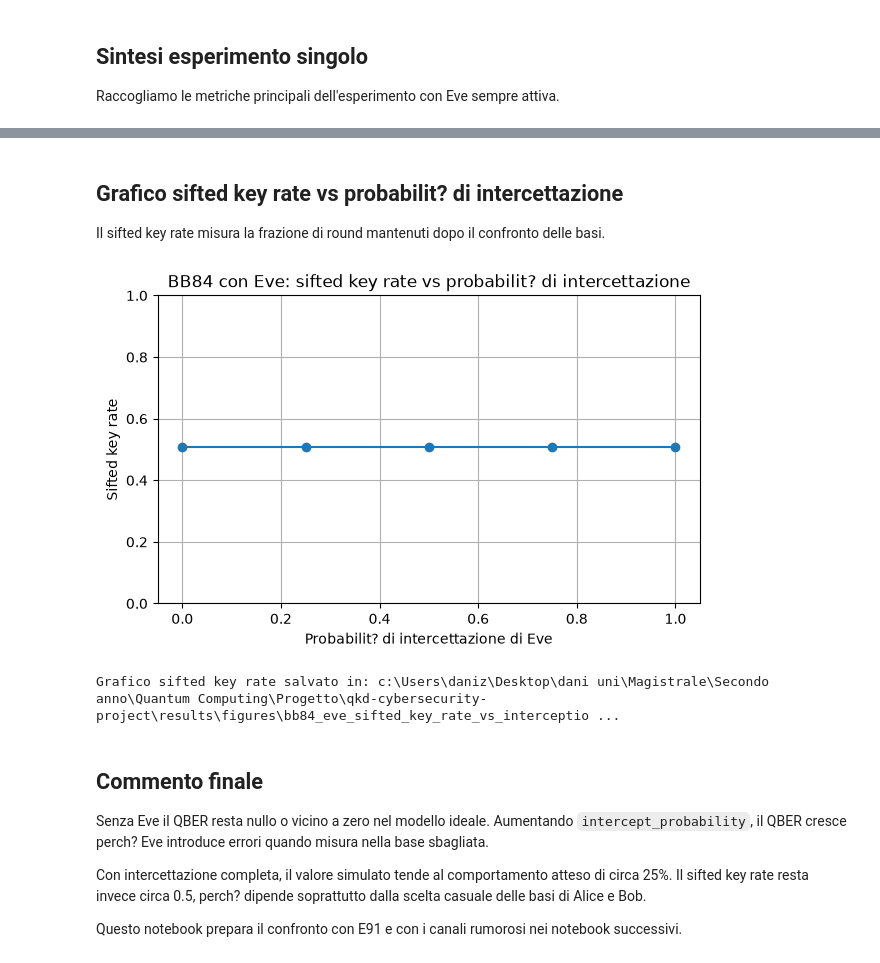
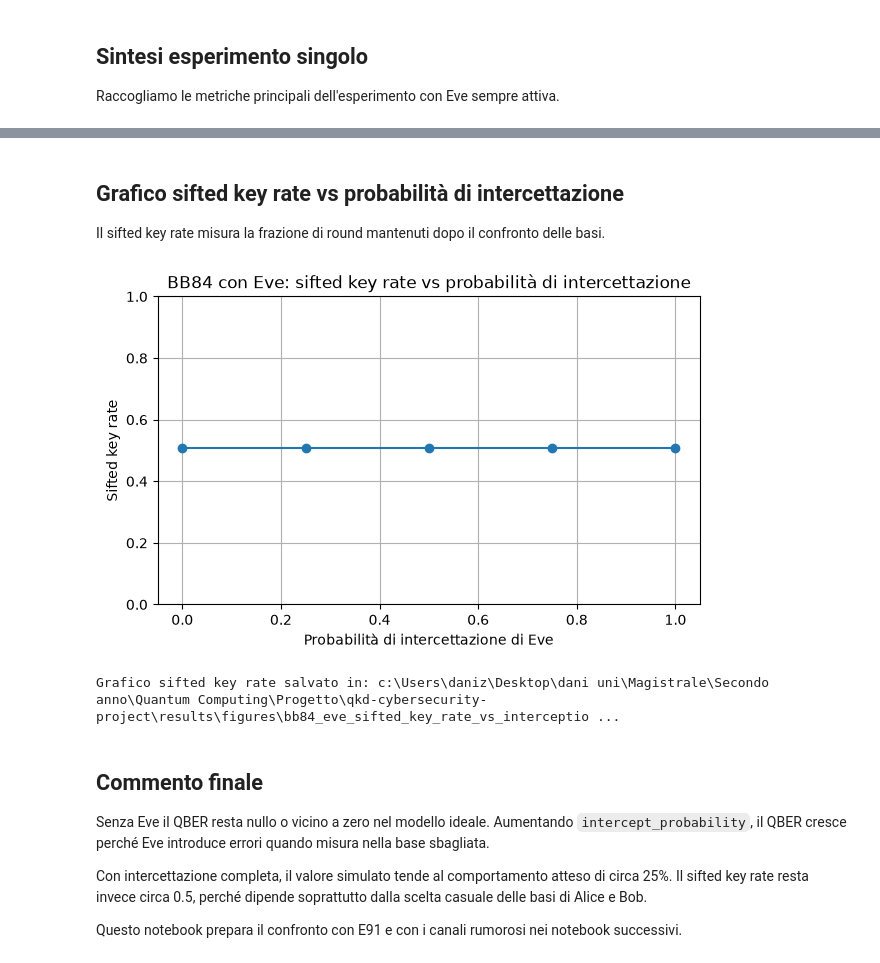
Before and after one commit to danielezpp/qkd-cybersecurity-project, a Jupyter notebook: notebooks/02_bb84_intercept_resend_qber.ipynb, the cells around one changed output, grey strips where cells are left out. Saved outputs shown, nothing was run; the diff lists cells and outputs as text; code cells hidden in the pictures.

```diff
--- a/notebooks/02_bb84_intercept_resend_qber.ipynb
+++ b/notebooks/02_bb84_intercept_resend_qber.ipynb
@@ -244,34 +244,34 @@ print(f"Grafico QBER salvato in: {qber_figure_path}")
 Grafico QBER salvato in: c:\Users\daniz\Desktop\dani uni\Magistrale\Secondo anno\Quantum Computing\Progetto\qkd-cybersecurity-project\results\figures\bb84_eve_qber_vs_interception.png
 # %% [markdown]
-## Grafico sifted key rate vs probabilit? di intercettazione
+## Grafico sifted key rate vs probabilità di intercettazione
 
 Il sifted key rate misura la frazione di round mantenuti dopo il confronto delle basi.
 # %%
 plt.figure(figsize=(7, 4))
 plt.plot(
     sweep_df["intercept_probability"],
     sweep_df["sifted_key_rate"],
     marker="o",
 )
-plt.xlabel("Probabilit? di intercettazione di Eve")
+plt.xlabel("Probabilità di intercettazione di Eve")
 plt.ylabel("Sifted key rate")
-plt.title("BB84 con Eve: sifted key rate vs probabilit? di intercettazione")
+plt.title("BB84 con Eve: sifted key rate vs probabilità di intercettazione")
 plt.grid(True)
 plt.ylim(0, 1)
 
 rate_figure_path = figures_dir / "bb84_eve_sifted_key_rate_vs_interception.png"
 plt.savefig(rate_figure_path, dpi=300, bbox_inches="tight")
 plt.show()
 
 print(f"Grafico sifted key rate salvato in: {rate_figure_path}")
 # %% [output]
-[figure, old version]
+[figure, new version]
 Grafico sifted key rate salvato in: c:\Users\daniz\Desktop\dani uni\Magistrale\Secondo anno\Quantum Computing\Progetto\qkd-cybersecurity-project\results\figures\bb84_eve_sifted_key_rate_vs_interceptio ...
 # %% [markdown]
 ## Commento finale
 
-Senza Eve il QBER resta nullo o vicino a zero nel modello ideale. Aumentando `intercept_probability`, il QBER cresce perch? Eve introduce errori quando misura nella base sbagliata.
+Senza Eve il QBER resta nullo o vicino a zero nel modello ideale. Aumentando `intercept_probability`, il QBER cresce perché Eve introduce errori quando misura nella base sbagliata.
 
-Con intercettazione completa, il valore simulato tende al comportamento atteso di circa 25%. Il sifted key rate resta invece circa 0.5, perch? dipende soprattutto dalla scelta casuale delle basi di Alice e Bob.
+Con intercettazione completa, il valore simulato tende al comportamento atteso di circa 25%. Il sifted key rate resta invece circa 0.5, perché dipende soprattutto dalla scelta casuale delle basi di Alice e Bob.
 
 Questo notebook prepara il confronto con E91 e con i canali rumorosi nei notebook successivi.
```
Also changed, not shown: parts of 9 cells of this notebook, 13 other files.
